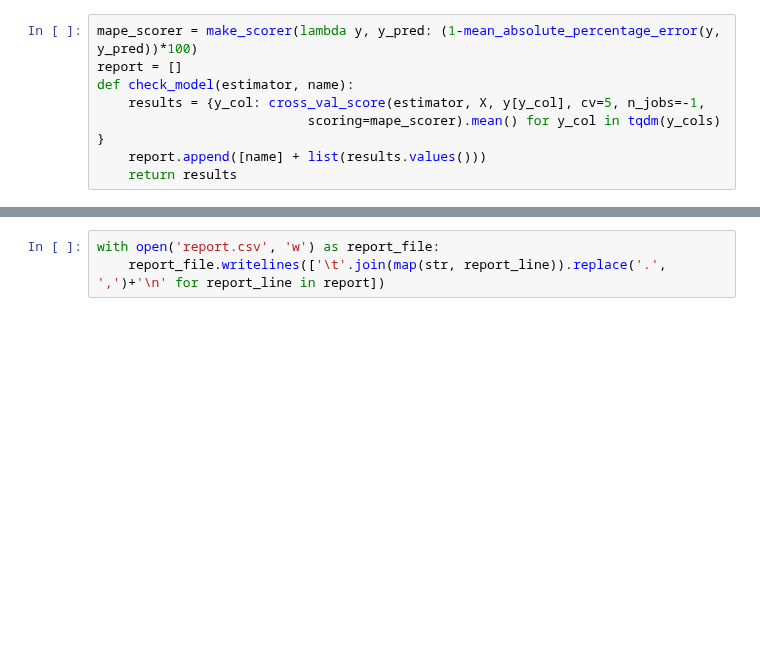
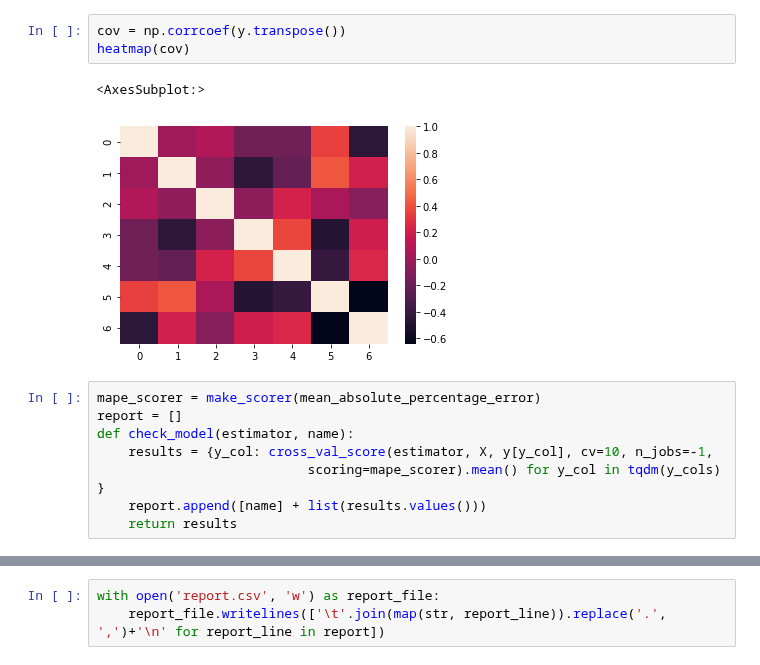
Before and after one commit to comptech-winter-school/steel-alloying, a Jupyter notebook: Zavarzin/model_selection.ipynb, the cells around one changed output, grey strips where cells are left out. Saved outputs shown, nothing was run; the diff lists cells and outputs as text; blank space fills up the shorter version.

```diff
--- a/Zavarzin/model_selection.ipynb
+++ b/Zavarzin/model_selection.ipynb
@@ -22,8 +24,14 @@ y (6238, 7)
+# %%
+cov = np.corrcoef(y.transpose())
+heatmap(cov)
+# %% [output]
+<AxesSubplot:>
+[figure, added]
 # %%
-mape_scorer = make_scorer(lambda y, y_pred: (1-mean_absolute_percentage_error(y, y_pred))*100)
+mape_scorer = make_scorer(mean_absolute_percentage_error)
 report = []
 def check_model(estimator, name):
-    results = {y_col: cross_val_score(estimator, X, y[y_col], cv=5, n_jobs=-1,
+    results = {y_col: cross_val_score(estimator, X, y[y_col], cv=10, n_jobs=-1,
                            scoring=mape_scorer).mean() for y_col in tqdm(y_cols) }
     report.append([name] + list(results.values()))
     return results
```
Also changed, not shown: parts of 5 cells of this notebook, 1 other file.
